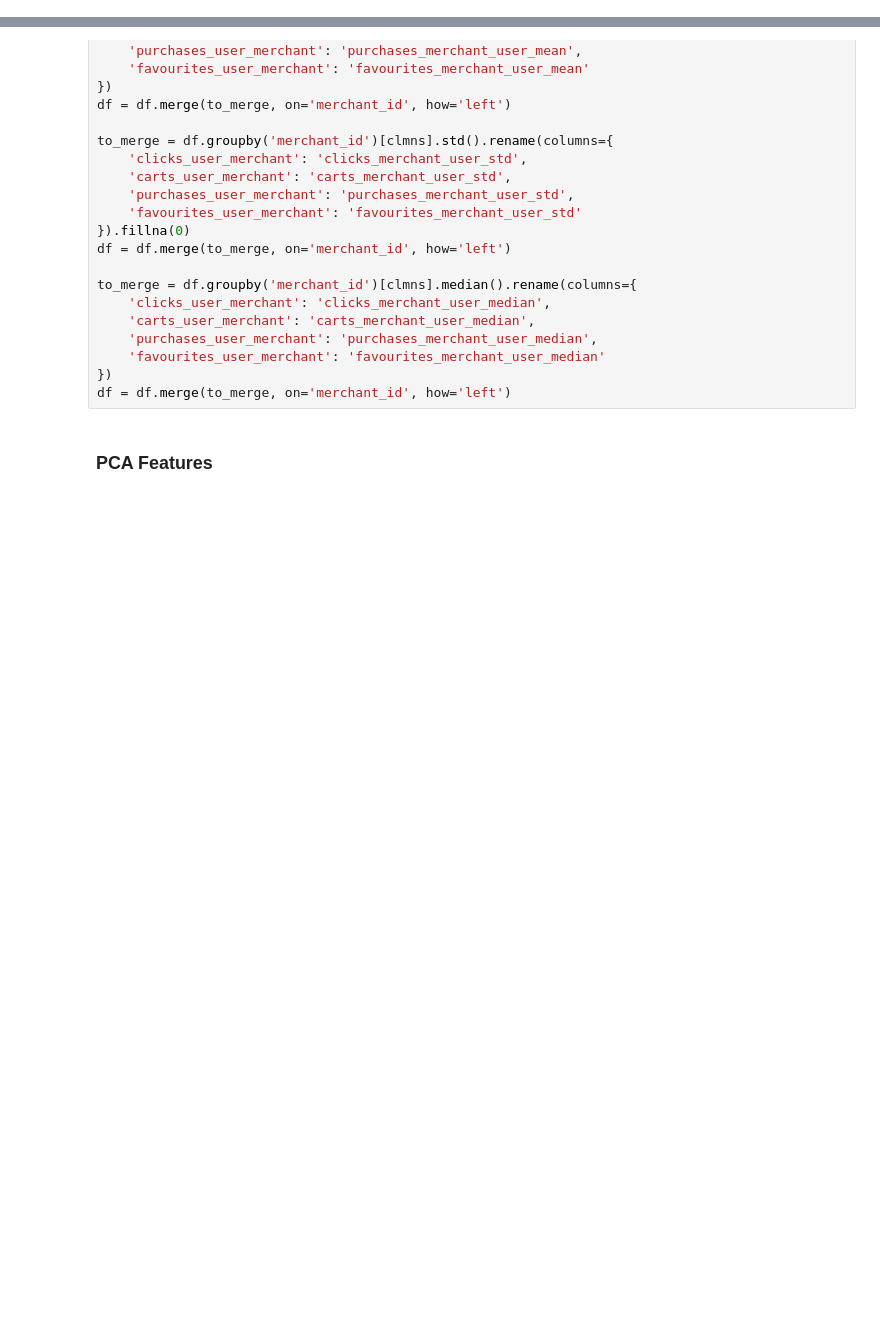
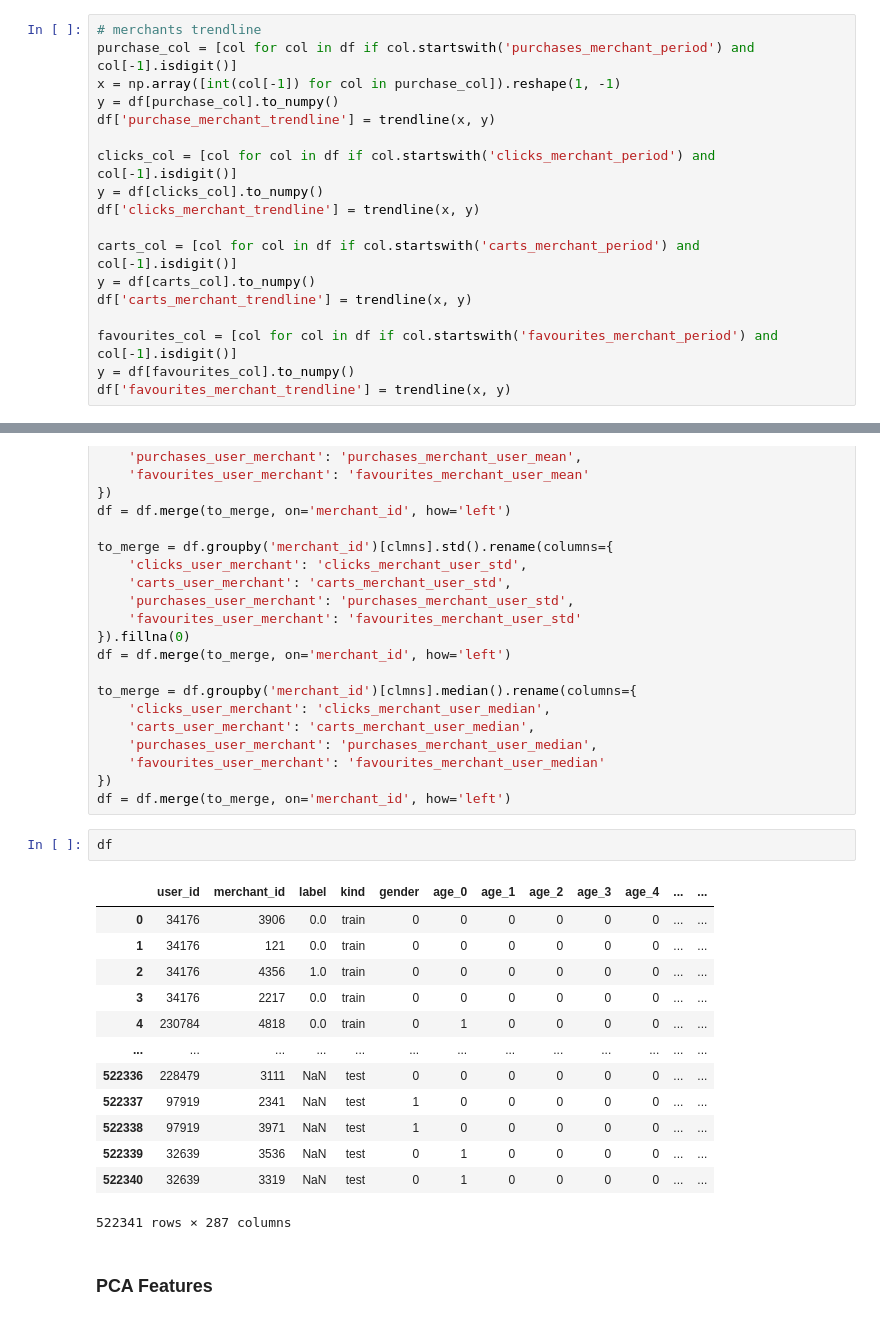
Before and after one commit to atfortes/Repeat-Buyers-Prediction, a Jupyter notebook: tmall.ipynb, the cells around one changed output, grey strips where cells are left out. Drawn from its saved outputs; the diff is of its cells as text; blank space fills up the shorter version.

```diff
--- a/tmall.ipynb
+++ b/tmall.ipynb
@@ -273,6 +306,24 @@ to_merge = to_merge.groupby(['merchant_id', 'time_period']).sum().unstack().fill
 to_merge = to_merge.pivot_table(values=['clicks_merchant', 'carts_merchant', 'purchases_merchant', 'favourites_merchant'], index='merchant_id', columns='time_period')
 to_merge.columns = ['_period_'.join(str(x) for x in col) for col in to_merge.columns.values]
 df = df.merge(to_merge, on='merchant_id', how='left')
+# %%
+# merchants trendline
+purchase_col = [col for col in df if col.startswith('purchases_merchant_period') and col[-1].isdigit()]
+x = np.array([int(col[-1]) for col in purchase_col]).reshape(1, -1)
+y = df[purchase_col].to_numpy()
+df['purchase_merchant_trendline'] = trendline(x, y)
+
+clicks_col = [col for col in df if col.startswith('clicks_merchant_period') and col[-1].isdigit()]
+y = df[clicks_col].to_numpy()
+df['clicks_merchant_trendline'] = trendline(x, y)
+
+carts_col = [col for col in df if col.startswith('carts_merchant_period') and col[-1].isdigit()]
+y = df[carts_col].to_numpy()
+df['carts_merchant_trendline'] = trendline(x, y)
+
+favourites_col = [col for col in df if col.startswith('favourites_merchant_period') and col[-1].isdigit()]
+y = df[favourites_col].to_numpy()
+df['favourites_merchant_trendline'] = trendline(x, y)
 # %% [markdown]
 Users-Merchants
 # %%
@@ -381,5 +551,21 @@ to_merge = df.groupby('merchant_id')[clmns].median().rename(columns={
     'favourites_user_merchant': 'favourites_merchant_user_median'
 })
 df = df.merge(to_merge, on='merchant_id', how='left')
+# %%
+df
+# %% [output]
+|  | user_id | merchant_id | label | kind | gender | age_0 | age_1 | age_2 | age_3 | age_4 | ... | ... |
+| 0 | 34176 | 3906 | 0.0 | train | 0 | 0 | 0 | 0 | 0 | 0 | ... | ... |
+| 1 | 34176 | 121 | 0.0 | train | 0 | 0 | 0 | 0 | 0 | 0 | ... | ... |
+| 2 | 34176 | 4356 | 1.0 | train | 0 | 0 | 0 | 0 | 0 | 0 | ... | ... |
+| 3 | 34176 | 2217 | 0.0 | train | 0 | 0 | 0 | 0 | 0 | 0 | ... | ... |
+| 4 | 230784 | 4818 | 0.0 | train | 0 | 1 | 0 | 0 | 0 | 0 | ... | ... |
+| ... | ... | ... | ... | ... | ... | ... | ... | ... | ... | ... | ... | ... |
+| 522336 | 228479 | 3111 | NaN | test | 0 | 0 | 0 | 0 | 0 | 0 | ... | ... |
+| 522337 | 97919 | 2341 | NaN | test | 1 | 0 | 0 | 0 | 0 | 0 | ... | ... |
+| 522338 | 97919 | 3971 | NaN | test | 1 | 0 | 0 | 0 | 0 | 0 | ... | ... |
+| 522339 | 32639 | 3536 | NaN | test | 0 | 1 | 0 | 0 | 0 | 0 | ... | ... |
+| 522340 | 32639 | 3319 | NaN | test | 0 | 1 | 0 | 0 | 0 | 0 | ... | ... |
+522341 rows × 287 columns
 # %% [markdown]
 ### PCA Features
```
Also changed, not shown: parts of 27 cells of this notebook.
